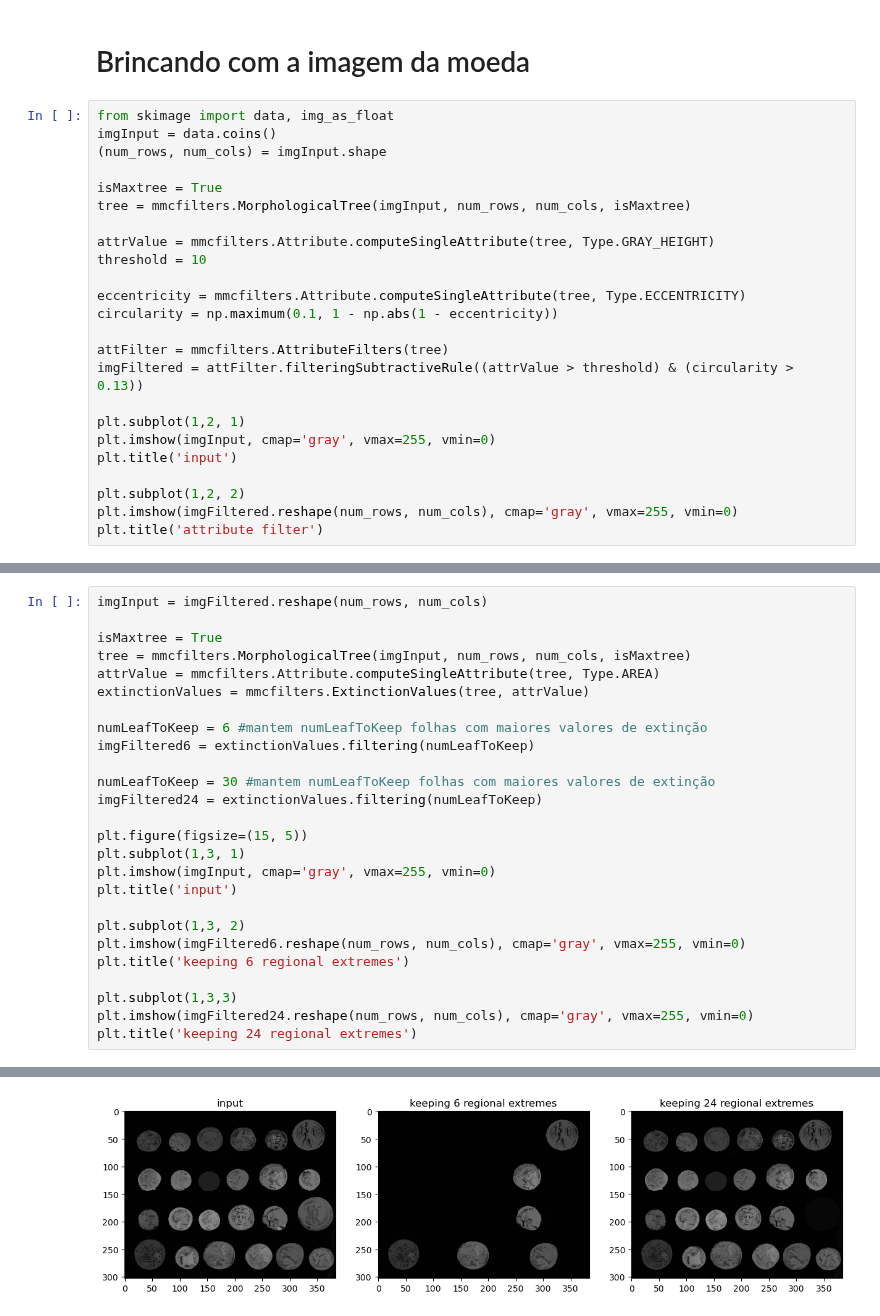
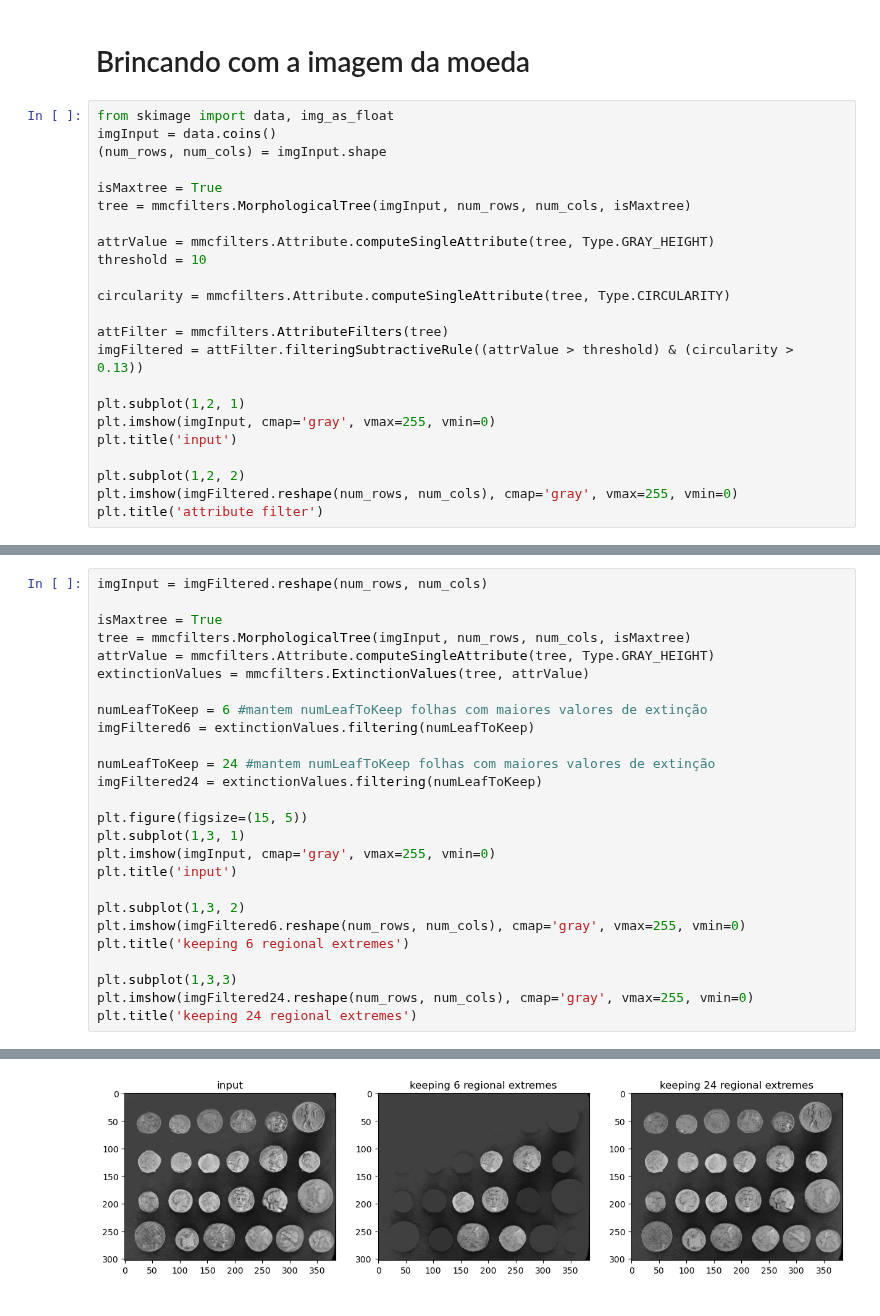
Before and after one commit to wonderalexandre/mmcfilters, a Jupyter notebook: notebooks/SimpleExamples.ipynb, the cells around one changed output, grey strips where cells are left out. Saved outputs shown, nothing was run; the diff lists cells and outputs as text.

```diff
--- a/notebooks/SimpleExamples.ipynb
+++ b/notebooks/SimpleExamples.ipynb
@@ -449,8 +448,7 @@ tree = mmcfilters.MorphologicalTree(imgInput, num_rows, num_cols, isMaxtree)
 attrValue = mmcfilters.Attribute.computeSingleAttribute(tree, Type.GRAY_HEIGHT)
 threshold = 10
 
-eccentricity = mmcfilters.Attribute.computeSingleAttribute(tree, Type.ECCENTRICITY)
-circularity = np.maximum(0.1, 1 - np.abs(1 - eccentricity))
+circularity = mmcfilters.Attribute.computeSingleAttribute(tree, Type.CIRCULARITY)
 
 attFilter = mmcfilters.AttributeFilters(tree)
 imgFiltered = attFilter.filteringSubtractiveRule((attrValue > threshold) & (circularity > 0.13))
@@ -469,33 +467,33 @@ Text(0.5, 1.0, 'attribute filter')
 # %%
 imgInput = imgFiltered.reshape(num_rows, num_cols)
 
 isMaxtree = True
 tree = mmcfilters.MorphologicalTree(imgInput, num_rows, num_cols, isMaxtree)
-attrValue = mmcfilters.Attribute.computeSingleAttribute(tree, Type.AREA)
+attrValue = mmcfilters.Attribute.computeSingleAttribute(tree, Type.GRAY_HEIGHT)
 extinctionValues = mmcfilters.ExtinctionValues(tree, attrValue)
 
 numLeafToKeep = 6 #mantem numLeafToKeep folhas com maiores valores de extinção
 imgFiltered6 = extinctionValues.filtering(numLeafToKeep)
 
-numLeafToKeep = 30 #mantem numLeafToKeep folhas com maiores valores de extinção
+numLeafToKeep = 24 #mantem numLeafToKeep folhas com maiores valores de extinção
 imgFiltered24 = extinctionValues.filtering(numLeafToKeep)
 
 plt.figure(figsize=(15, 5))
 plt.subplot(1,3, 1)
 plt.imshow(imgInput, cmap='gray', vmax=255, vmin=0)
 plt.title('input')
 
 plt.subplot(1,3, 2)
 plt.imshow(imgFiltered6.reshape(num_rows, num_cols), cmap='gray', vmax=255, vmin=0)
 plt.title('keeping 6 regional extremes')
 
 plt.subplot(1,3,3)
 plt.imshow(imgFiltered24.reshape(num_rows, num_cols), cmap='gray', vmax=255, vmin=0)
 plt.title('keeping 24 regional extremes')
 # %% [output]
 Creating tree by union-find for integer image.
 Text(0.5, 1.0, 'keeping 24 regional extremes')
-[figure, old version]
+[figure, new version]
 # %%
 attrValue = mmcfilters.Attribute.computeSingleAttribute(tree, Type.AREA)
 
```
Also changed, not shown: parts of 8 cells of this notebook, 1 other file.
